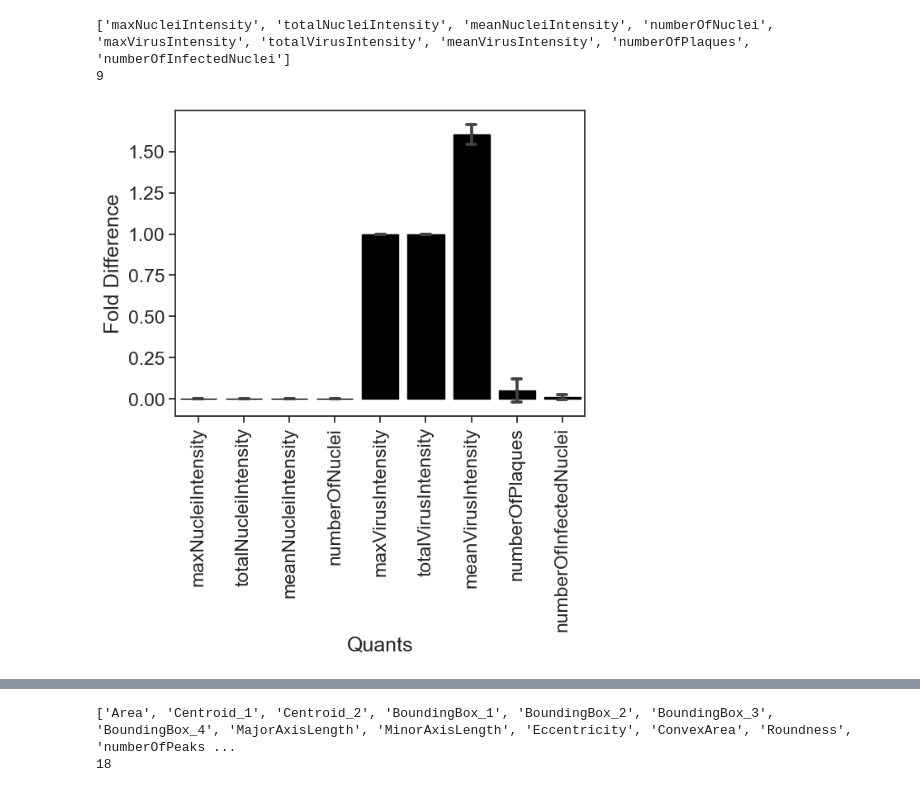
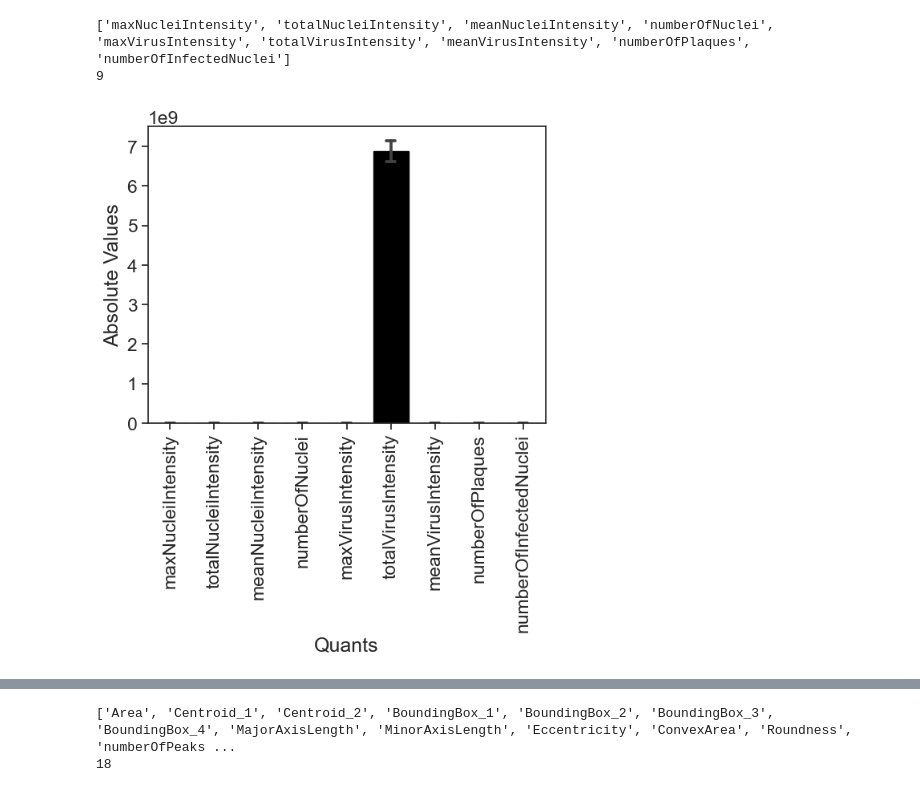
Before and after one commit to plaque2/PyPlaque, a Jupyter notebook: notebooks/visualization/comparison_barchart.ipynb, the cells around one changed output, grey strips where cells are left out. Cells and saved outputs as stored; diff of their text form; code cells hidden in the pictures.

Commit message:
rearranging synthetic data and notebook, minor fixes

```diff
--- a/notebooks/visualization/comparison_barchart.ipynb
+++ b/notebooks/visualization/comparison_barchart.ipynb
@@ -503,4 +302,8 @@ img_list_w1 = list(plate_dict_w1[plate_dirs[0]]['img'].values())
 len(img_list_w1)
 # %% [output]
 20
+# %%
+abs_df_image = pd.DataFrame()
+abs_df_image['NucleiImageName'] = sample_matlab_results_image_w2['NucleiImageName']
+abs_df_image['VirusImageName'] = sample_matlab_results_image_w2['VirusImageName']
 # %%
@@ -674,0 +414,12 @@ differences_df_image
+# %%
+abs_df_image['maxNucleiIntensity'] = max_nuclei_intensity_abs
+abs_df_image['totalNucleiIntensity'] = total_nuclei_intensity_abs
+abs_df_image['meanNucleiIntensity'] = mean_nuclei_intensity_abs
+abs_df_image['numberOfNuclei'] = nuclei_count_abs
+abs_df_image['maxVirusIntensity'] = max_plaque_intensity_abs
+abs_df_image['totalVirusIntensity'] = total_plaque_intensity_abs
+abs_df_image['meanVirusIntensity'] = mean_plaque_intensity_abs
+# abs_df_image['medianVirusIntensity'] = median_plaque_intensity_abs
+abs_df_image['numberOfPlaques'] = plaque_count_abs
+abs_df_image['numberOfInfectedNuclei'] = infected_nuclei_count_abs
+# abs_df_image['lesionArea'] = lesion_area_abs
@@ -675,14 +446,14 @@ differences_df_image
 # %%
-iter = len(differences_df_image)
-quants = list(differences_df_image.columns)
+iter = len(abs_df_image)
+quants = list(abs_df_image.columns)
 quants.pop(0)
 quants.pop(0)
 print(quants)
 print(len(quants))
-diff_perc_iter_ls  = np.array([list(differences_df_image[quant]) for quant in quants]).flatten()
+abs_iter_ls  = np.array([list(abs_df_image[quant]) for quant in quants]).flatten()
 
-diff_perc_df = pd.DataFrame({
-        "Values": diff_perc_iter_ls,
+abs_df = pd.DataFrame({
+        "Values": abs_iter_ls,
         "Quant": np.array([[quant]*iter for quant in quants]).flatten()
     })
 # %% [output]
@@ -699,14 +470,14 @@ def barplot_info_loss(diff_df, save_path=None):
         errorbar="sd",
         capsize=.2,
         color='black',edgecolor='black'
-    ).set(xlabel='Quants', ylabel='Fold Difference')
+    ).set(xlabel='Quants', ylabel='Absolute Values')
     plt.xticks(rotation=90)
     if save_path:
         plt.savefig(save_path, bbox_inches='tight', dpi=300)
     plt.show()
     return
 # %%
-barplot_info_loss(diff_perc_df)
+barplot_info_loss(abs_df)
 # %% [output]
-[figure, old version]
+[figure, new version]
 # %%
```
Also changed, not shown: parts of 34 cells of this notebook, 16 other files.
